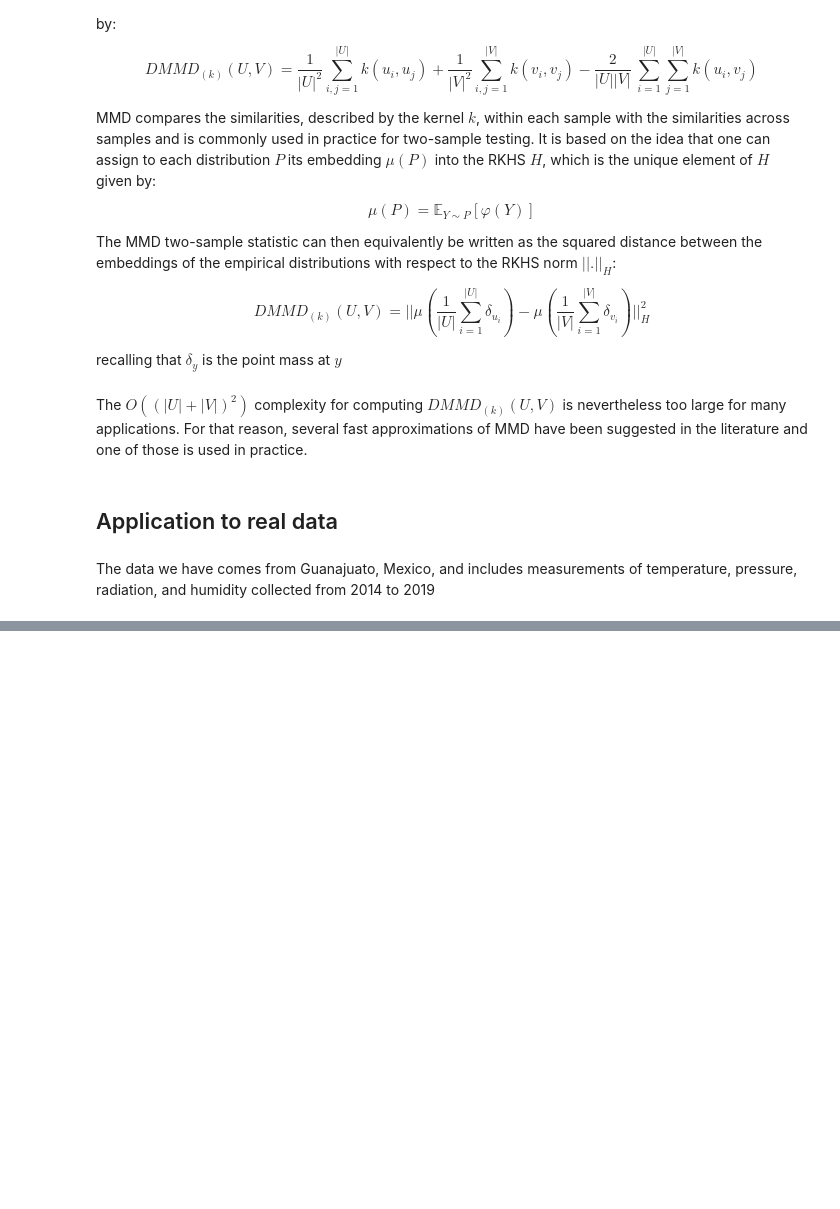
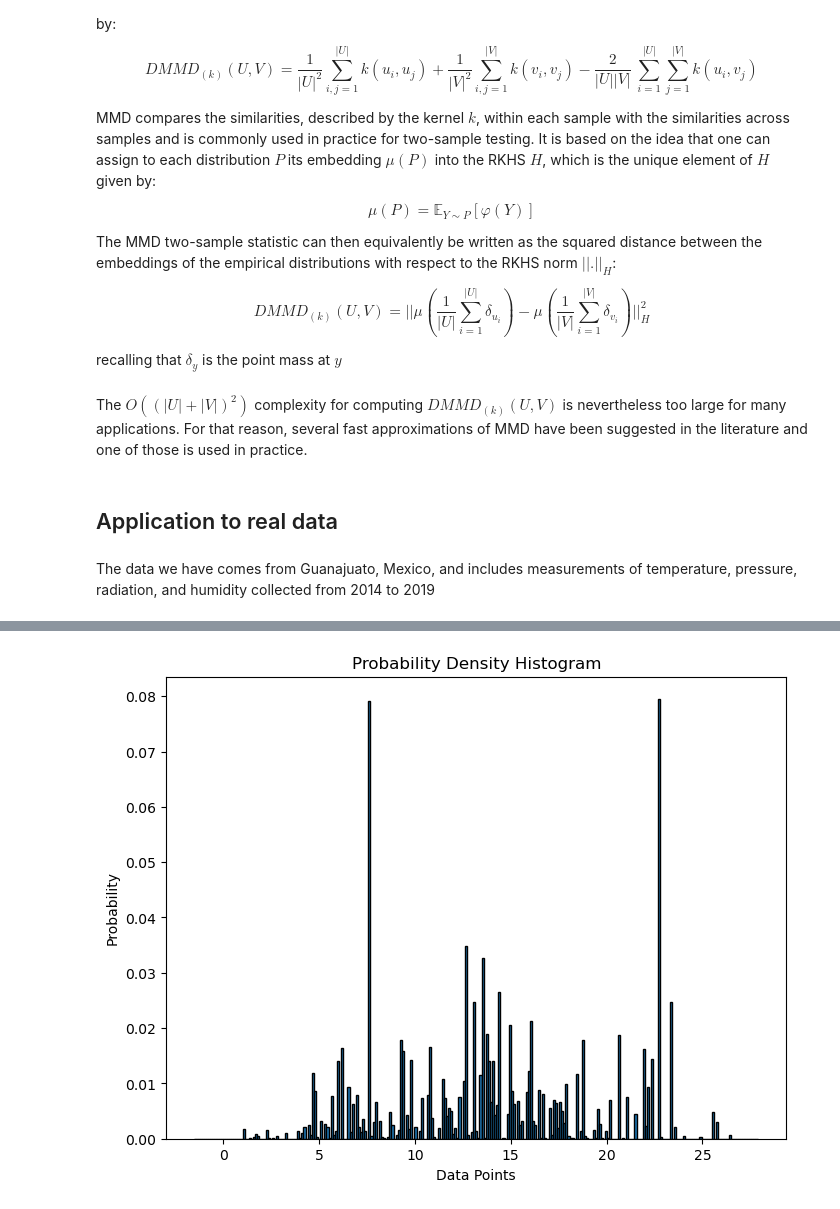
Before and after one commit to DanielaAndaluz/Distributional_Regression, a Jupyter notebook: DRF.ipynb, the cells around one changed output, grey strips where cells are left out. Cells and saved outputs as stored; diff of their text form; code cells hidden in the pictures; blank space fills up the shorter version.

```diff
--- a/DRF.ipynb
+++ b/DRF.ipynb
@@ -120,5 +124,5 @@ Y_sampled = sampled_combined[['Temp_aire']]
 # %%
 # fit model
 DRF = drf(min_node_size = 15, num_trees = 2000, splitting_rule = "FourierMMD") #those are the default values
-DRF.fit(X_sampled, Y_sampled)
+DRF.fit(X_train, Y_train)
 DRF.info() #prints variable importance
@@ -132,4 +133,4 @@ Y_test= sampled_combined[['Temp_aire']]
 # %%
 # estimated conditional distribution represented via weights
 out = DRF.predict(newdata = X_test)
-#print(out.weights)
+weights = out.weights
@@ -135,0 +147,3 @@ out = DRF.predict(newdata = X_test)
+# %%
+y_test=Y_test.unique()
+CDF=[sum(weights[i,][Y_train==y_test[i]]) for i in range(len(y_test))]
@@ -136 +169,15 @@ out = DRF.predict(newdata = X_test)
+# %%
+# Plot the probability density histogram
+plt.figure(figsize=(8, 6))
+plt.hist(y_test, bins=len(y_test), weights=CDF, density=False, edgecolor='black')
+
+# Add labels and title
+plt.xlabel('Data Points')
+plt.ylabel('Probability')
+plt.title('Probability Density Histogram')
+
+# Show the plot
+plt.show()
+# %% [output]
+[figure, added]
 # %%
```
Also changed, not shown: parts of 12 cells of this notebook.
